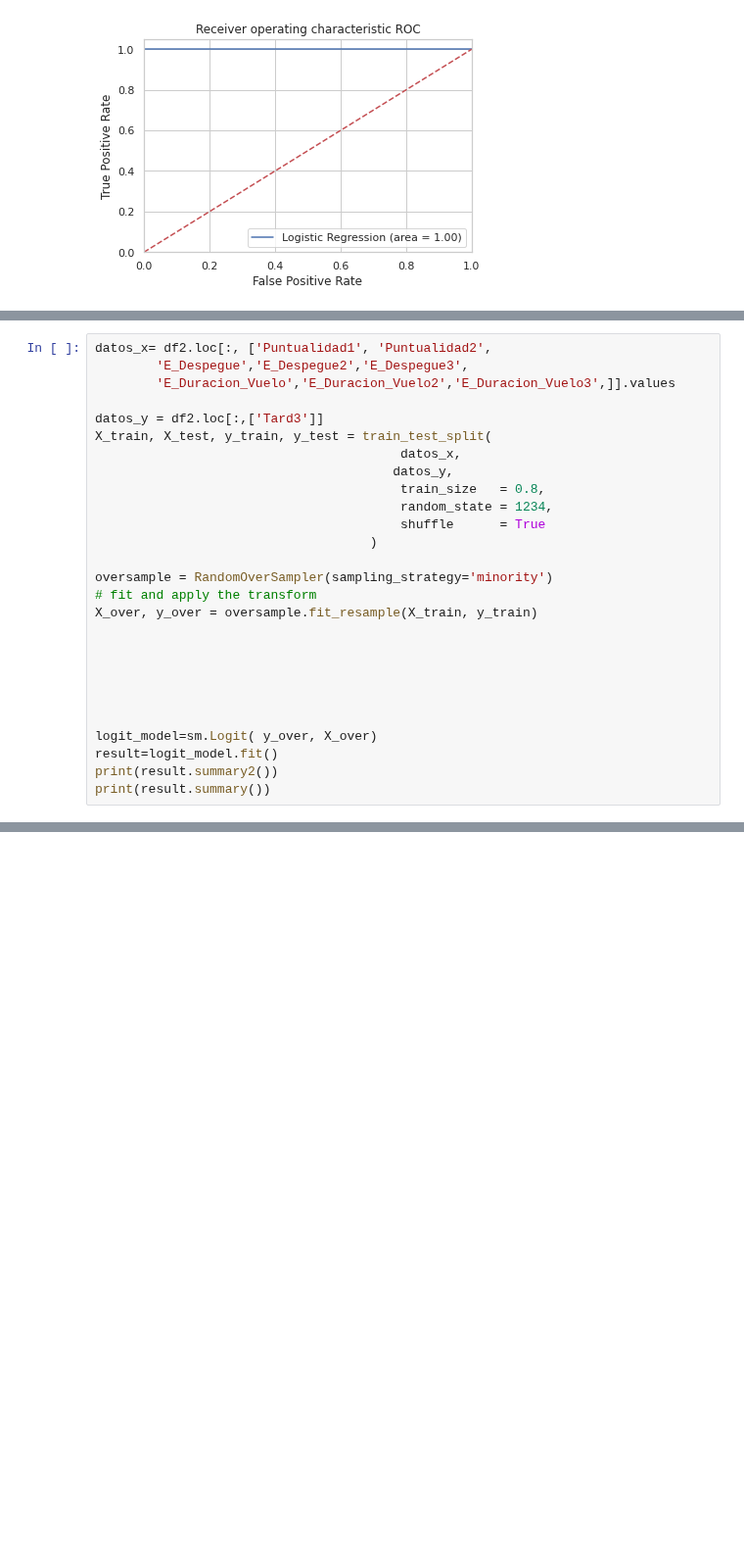
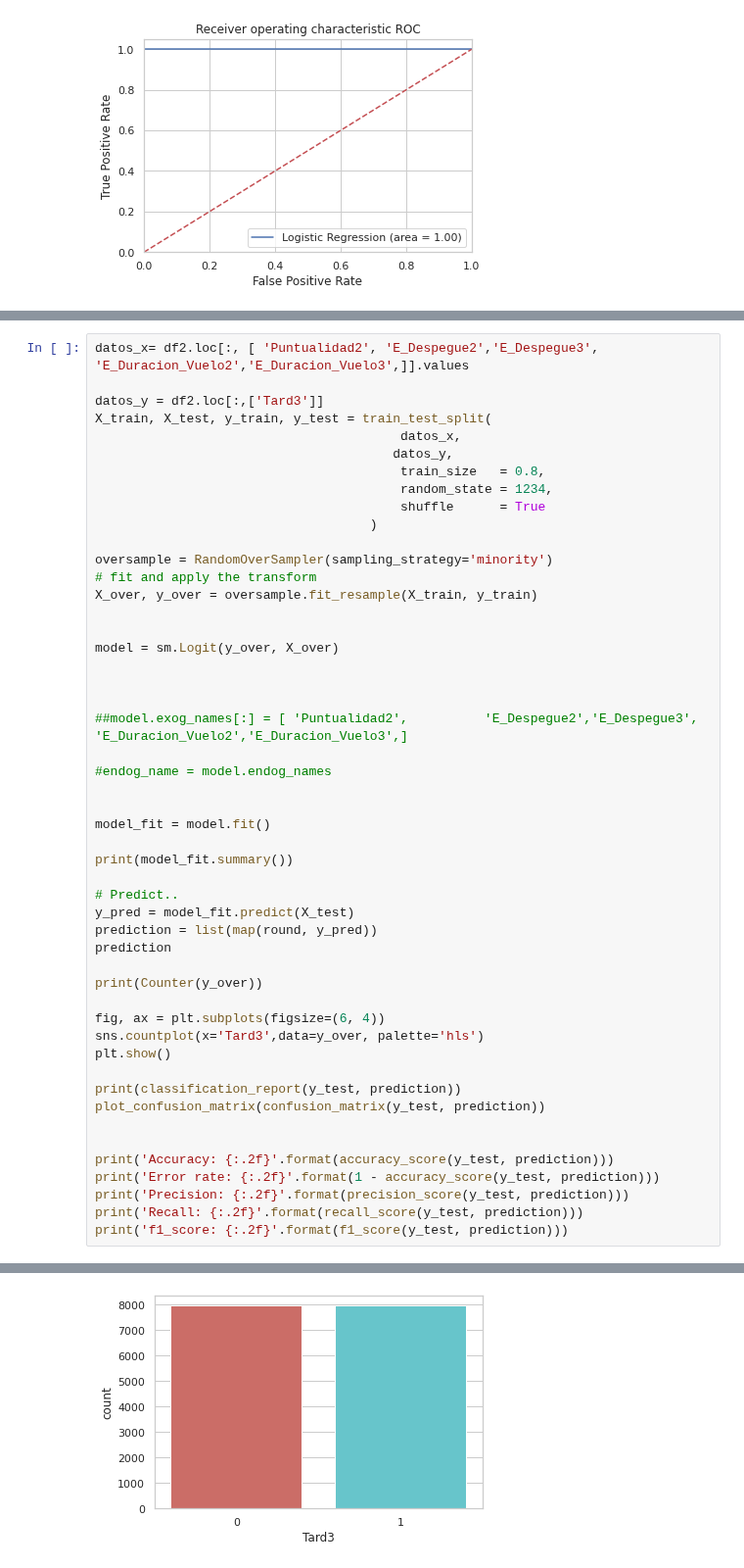
Before and after one commit to JMML2021/Entrega-projecte-final, a Jupyter notebook: utilitzar_loggistic_regression_per_mirar_els_coeficients_.ipynb, the cells around one changed output, grey strips where cells are left out. Shown at 98% size. Drawn from its saved outputs; the diff is of its cells as text; blank space fills up the shorter version.

```diff
--- a/utilitzar_loggistic_regression_per_mirar_els_coeficients_.ipynb
+++ b/utilitzar_loggistic_regression_per_mirar_els_coeficients_.ipynb
@@ -749,9 +749,7 @@ Recall: 1.00
 f1_score: 1.00
 [figure]
 # %%
-datos_x= df2.loc[:, ['Puntualidad1', 'Puntualidad2',
-        'E_Despegue','E_Despegue2','E_Despegue3',
-        'E_Duracion_Vuelo','E_Duracion_Vuelo2','E_Duracion_Vuelo3',]].values
+datos_x= df2.loc[:, [ 'Puntualidad2', 'E_Despegue2','E_Despegue3', 'E_Duracion_Vuelo2','E_Duracion_Vuelo3',]].values
 
 datos_y = df2.loc[:,['Tard3']]
 X_train, X_test, y_train, y_test = train_test_split(
@@ -767,11 +765,37 @@ oversample = RandomOverSampler(sampling_strategy='minority')
 X_over, y_over = oversample.fit_resample(X_train, y_train)
 
 
+model = sm.Logit(y_over, X_over)
 
 
 
+##model.exog_names[:] = [ 'Puntualidad2',          'E_Despegue2','E_Despegue3',      'E_Duracion_Vuelo2','E_Duracion_Vuelo3',]
 
-logit_model=sm.Logit( y_over, X_over)
-result=logit_model.fit()
-print(result.summary2())
-print(result.summary())
+#endog_name = model.endog_names
+
+
+model_fit = model.fit()
+
+print(model_fit.summary())
+
+# Predict..
+y_pred = model_fit.predict(X_test)
+prediction = list(map(round, y_pred))
+prediction
+
+print(Counter(y_over))
+
+fig, ax = plt.subplots(figsize=(6, 4))
+sns.countplot(x='Tard3',data=y_over, palette='hls')
+plt.show()
+
+print(classification_report(y_test, prediction))
+plot_confusion_matrix(confusion_matrix(y_test, prediction))
+
+
+print('Accuracy: {:.2f}'.format(accuracy_score(y_test, prediction)))
+print('Error rate: {:.2f}'.format(1 - accuracy_score(y_test, prediction)))
+print('Precision: {:.2f}'.format(precision_score(y_test, prediction)))
+print('Recall: {:.2f}'.format(recall_score(y_test, prediction)))
+print('f1_score: {:.2f}'.format(f1_score(y_test, prediction)))
+# %% [output]
@@ -777,0 +819 @@ print(result.summary())
+[figure, added]
```
Also changed, not shown: parts of 10 cells of this notebook.
